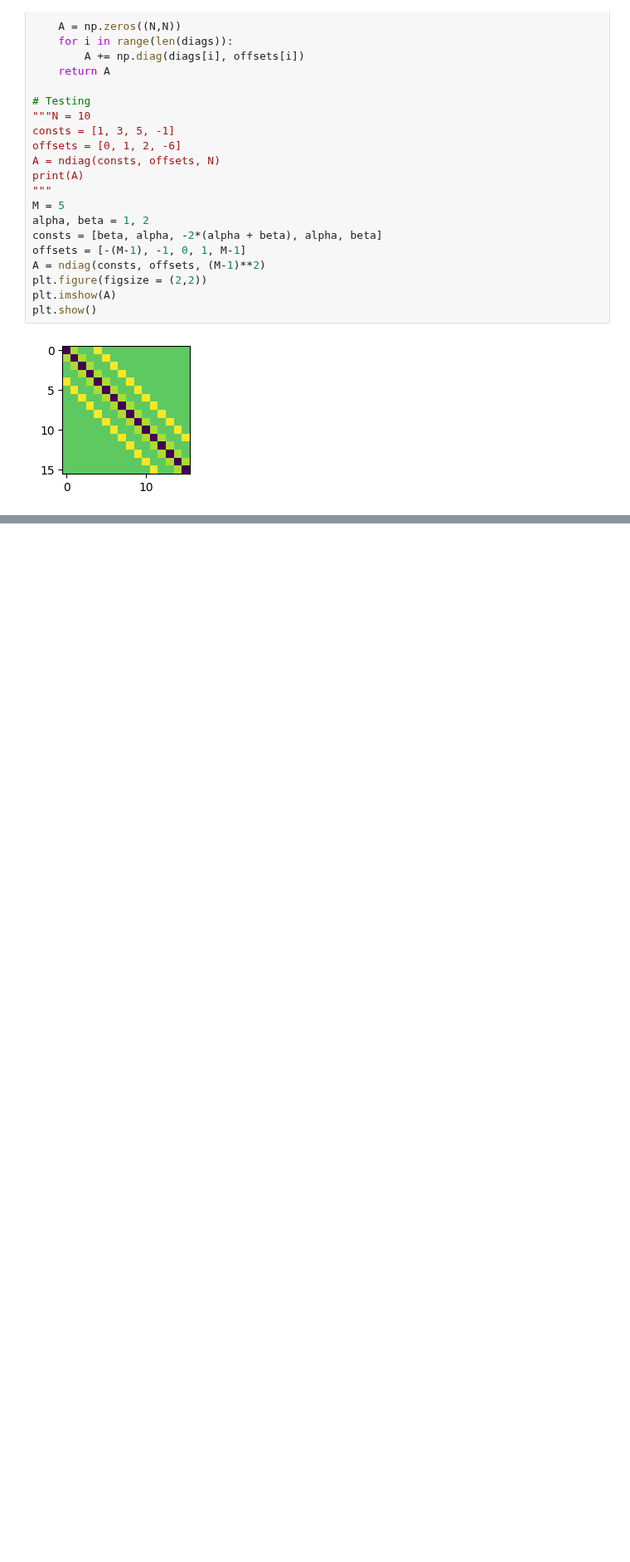
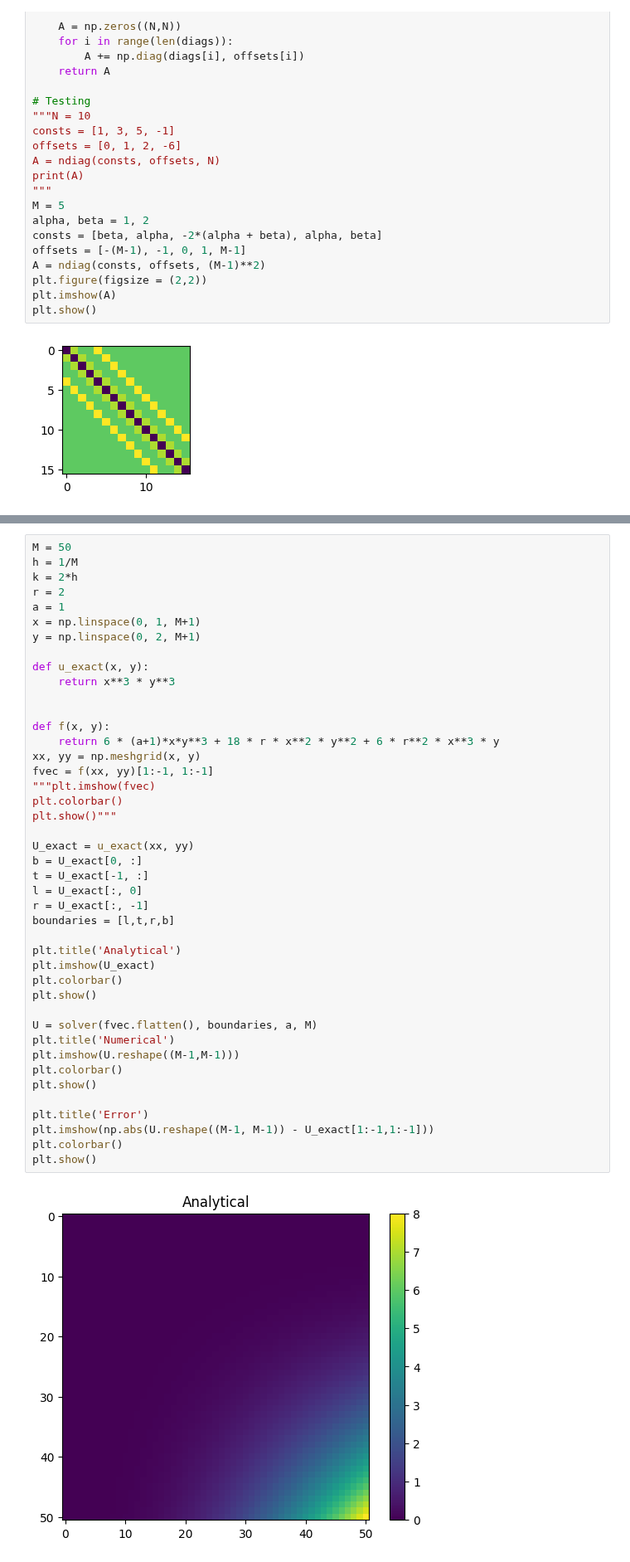
Before and after one commit to aledha/TMA4212-NumDiffDiff, a Jupyter notebook: Project 1/Proj1_code.ipynb, the cells around one changed output, grey strips where cells are left out. Shown at 83% size. Cells and saved outputs as stored; diff of their text form; blank space fills up the shorter version.

```diff
--- a/Project 1/Proj1_code.ipynb
+++ b/Project 1/Proj1_code.ipynb
@@ -166 +184,46 @@ plt.show()"""
 'plt.plot(U[0,:])\nplt.plot(np.flip(b))\nplt.show()'
+# %%
+M = 50
+h = 1/M
+k = 2*h
+r = 2
+a = 1
+x = np.linspace(0, 1, M+1)
+y = np.linspace(0, 2, M+1)
+
+def u_exact(x, y):
+    return x**3 * y**3
+
+
+def f(x, y):
+    return 6 * (a+1)*x*y**3 + 18 * r * x**2 * y**2 + 6 * r**2 * x**3 * y
+xx, yy = np.meshgrid(x, y)
+fvec = f(xx, yy)[1:-1, 1:-1]
+"""plt.imshow(fvec)
+plt.colorbar()
+plt.show()"""
+
+U_exact = u_exact(xx, yy)
+b = U_exact[0, :]
+t = U_exact[-1, :]
+l = U_exact[:, 0]
+r = U_exact[:, -1]
+boundaries = [l,t,r,b]
+
+plt.title('Analytical')
+plt.imshow(U_exact)
+plt.colorbar()
+plt.show()
+
+U = solver(fvec.flatten(), boundaries, a, M)
+plt.title('Numerical')
+plt.imshow(U.reshape((M-1,M-1)))
+plt.colorbar()
+plt.show()
+
+plt.title('Error')
+plt.imshow(np.abs(U.reshape((M-1, M-1)) - U_exact[1:-1,1:-1]))
+plt.colorbar()
+plt.show()
+# %% [output]
+[figure, added]
```
Also changed, not shown: parts of 9 cells of this notebook.
